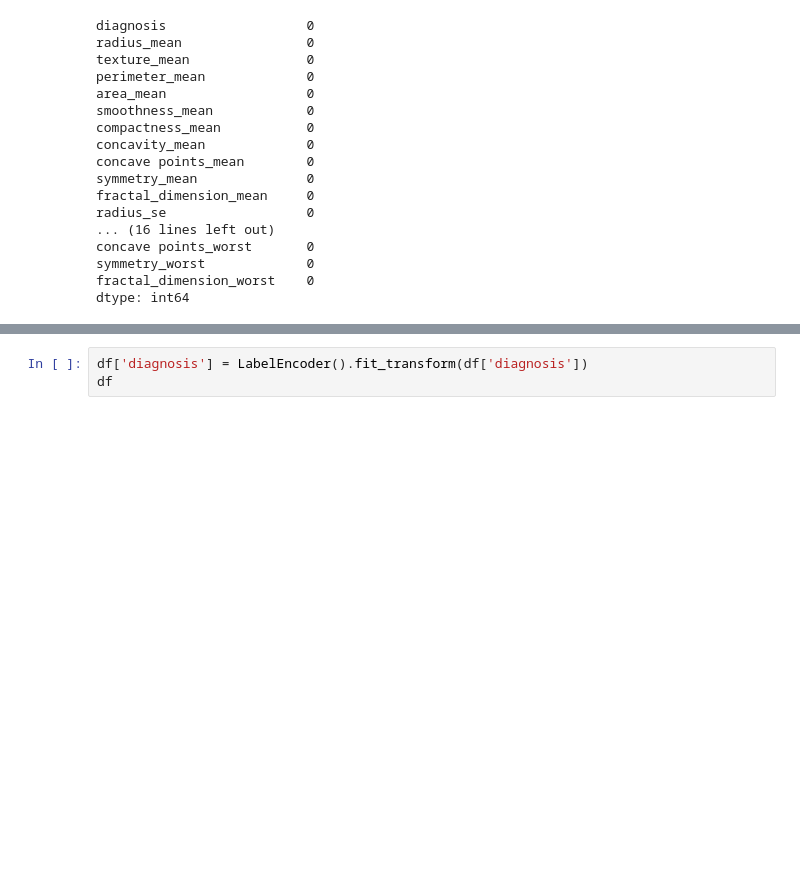
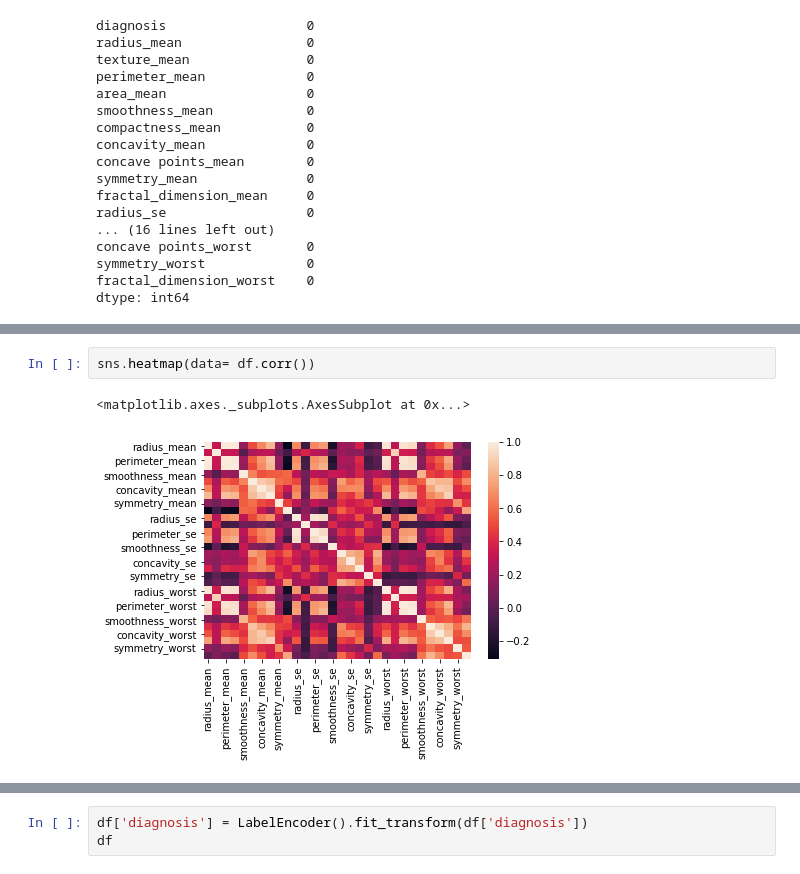
Before and after one commit to brewksy/SharedProjects, a Jupyter notebook: Accumulated Project - Breast Cancer Predictive 2.0.ipynb, the cells around one changed output, grey strips where cells are left out. Cells and saved outputs as stored; diff of their text form; blank space fills up the shorter version.

```diff
--- a/Accumulated Project - Breast Cancer Predictive 2.0.ipynb
+++ b/Accumulated Project - Breast Cancer Predictive 2.0.ipynb
@@ -142,0 +168,5 @@ dtype: int64
+# %%
+sns.heatmap(data= df.corr())
+# %% [output]
+<matplotlib.axes._subplots.AxesSubplot at 0x...>
+[figure, added]
```
Also changed, not shown: parts of 7 cells of this notebook.
